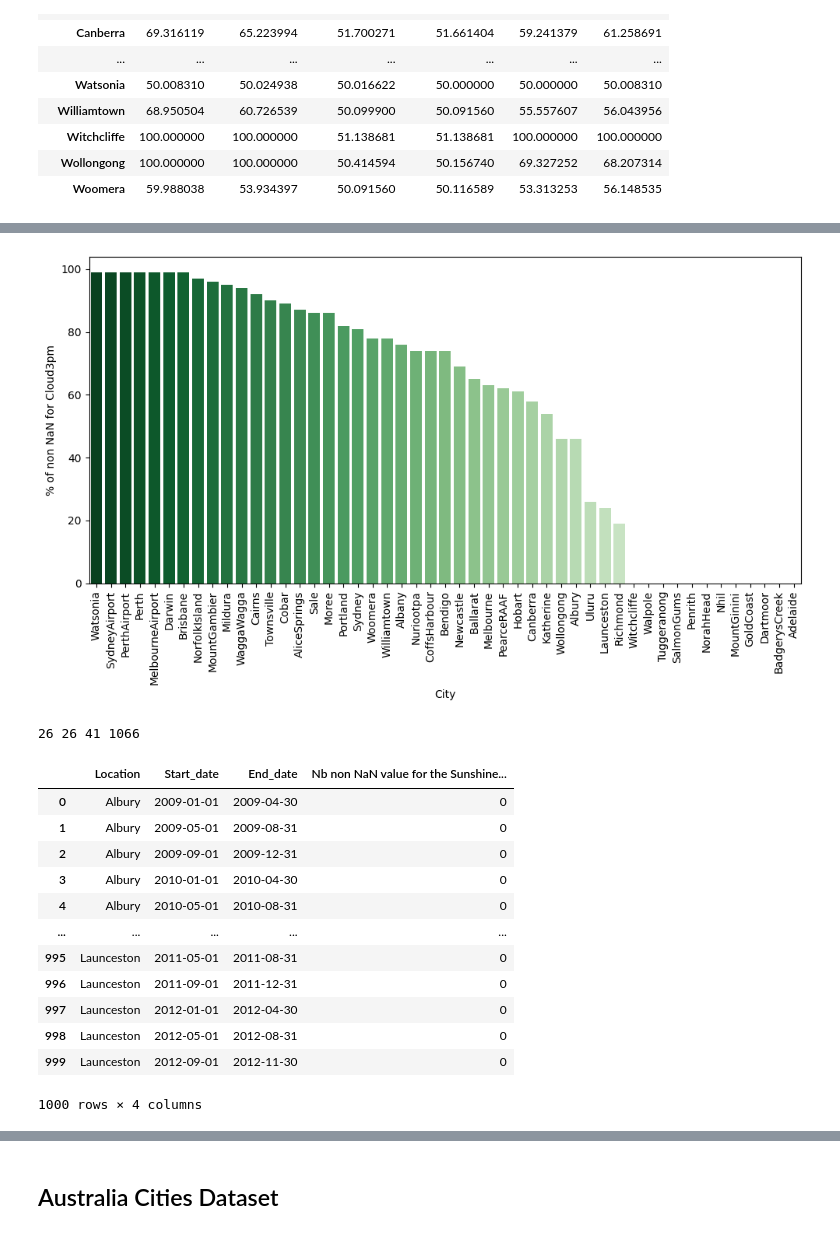
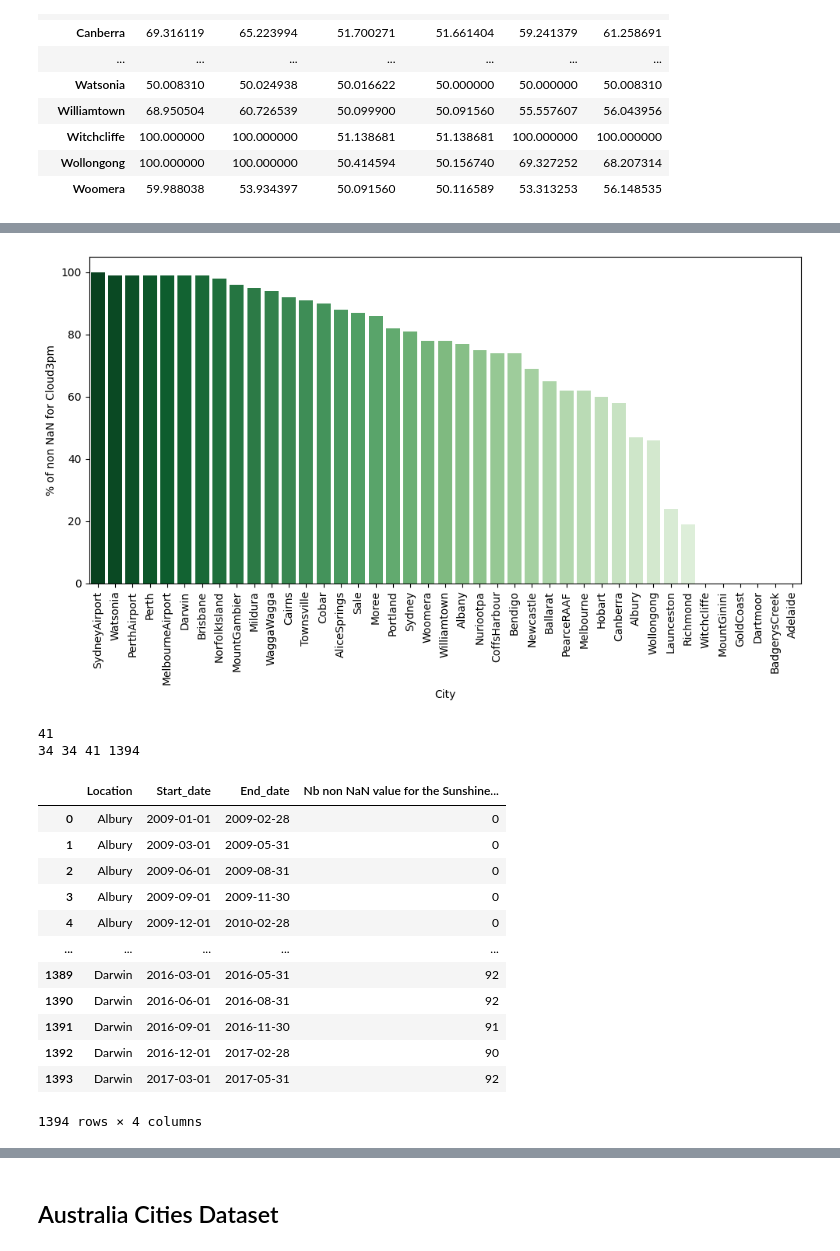
Before and after one commit to SnewZz/INFO-Y528-Info_vis_project, a Jupyter notebook: Preprocessing/project.ipynb, the cells around one changed output, grey strips where cells are left out. Drawn from its saved outputs; the diff is of its cells as text; code cells hidden in the pictures.

```diff
--- a/Preprocessing/project.ipynb
+++ b/Preprocessing/project.ipynb
@@ -261,7 +241,7 @@ for city in city_lst:
     for start,end in zip(start_date,end_date):
         cnt_tmp.append(df1.loc[(df1['Location'] == city) & (df1['Date'] >= start) & (df1['Date'] <= end)]['Cloud9am'].count())
     #print(df1.loc[(df1['Location'] == city) & (df1['Date'] >= "2009-01-01") & (df1['Date'] <= "2017-06-25")]['Date'].count())
-    cnt.append((np.sum(cnt_tmp)/df1.loc[(df1['Location'] == city) & (df1['Date'] >= "2009-01-01") & (df1['Date'] <= "2017-06-25")]['Date'].count())*100)
+    cnt.append((np.sum(cnt_tmp)/df1.loc[(df1['Location'] == city) & (df1['Date'] >= "2009-01-01") & (df1['Date'] < "2017-06-01")]['Date'].count())*100)
 
 dtype = [('city',type),('cnt',int)]
 val = list(zip(city_lst,cnt))
@@ -291,7 +268,7 @@ for city in city_lst:
     for start,end in zip(start_date,end_date):
         cnt_tmp.append(df1.loc[(df1['Location'] == city) & (df1['Date'] >= start) & (df1['Date'] <= end)]['Cloud3pm'].count())
     #print(df1.loc[(df1['Location'] == city) & (df1['Date'] >= "2009-01-01") & (df1['Date'] <= "2017-06-25")]['Date'].count())
-    cnt.append((np.sum(cnt_tmp)/df1.loc[(df1['Location'] == city) & (df1['Date'] >= "2009-01-01") & (df1['Date'] <= "2017-06-25")]['Date'].count())*100)
+    cnt.append((np.sum(cnt_tmp)/df1.loc[(df1['Location'] == city) & (df1['Date'] >= "2009-01-01") & (df1['Date'] < "2017-06-01")]['Date'].count())*100)
 
 dtype = [('city',type),('cnt',int)]
 val = list(zip(city_lst,cnt))
@@ -310,7 +287,7 @@ plt.ylabel("% of non NaN for Cloud3pm")
 plt.xticks(rotation=90)
 plt.tight_layout()
 # %% [output]
-[figure, old version]
+[figure, new version]
 # %%
 import re
 #Check how the distribution of some attribute for each city (by month,quarter, year)
@@ -324,53 +301,65 @@ city_lst.remove("Penrith")
 city_lst.remove("Tuggeranong")
 city_lst.remove("Walpole")
 city_lst.remove("SalmonGums")
-date_lst_2 = list(df1.loc[(df1['Location'] == 'Albury') & (df1['Date'] >= '2009-01-01') & (df1['Date'] < '2017-06-25')]['Date'].drop_duplicates())
-
+date_lst_2 = list(df1.loc[(df1['Location'] == 'Albury') & (df1['Date'] >= '2009-01-01') & (df1['Date'] < '2017-06-01')]['Date'].drop_duplicates())
+print(len(city_lst))
 start_date = []
 end_date = []
 for date in date_lst_2:
-    if (re.search("[0-9]{4}-01-01$",date) or re.search("[0-9]{4}-05-01$",date) or re.search("[0-9]{4}-09-01$",date)):
+    if (re.search("[0-9]{4}-09-01$",date)
+        or re.search("2009-01-01$",date)
+        or re.search("2013-01-01$",date)
+        or re.search("[0-9]{4}-12-01$",date)
+        or re.search("[0-9]{4}-03-01$",date)
+        or re.search("[0-9]{4}-06-01$",date)):
         start_date.append(date)
-    if (re.search("[0-9]{4}-04-30$",date) or re.search("[0-9]{4}-08-31$",date) or re.search("[0-9]{4}-12-31$",date) or re.search("2017-06-24$",date) or re.search("2011-03-31$",date) or re.search("2012-11-30$",date)):
+    if (re.search("[0-9]{4}-11-30$",date) or
+        re.search("[0-9]{4}-05-31$",date) or
+        re.search("2013-01-31$",date) or
+        re.search("[2012|2016]-02-29$",date) or
+        re.search("[0-9]{4}-08-31$",date) or
+        re.search("[2009|2010|2011|2014|2015|2017]-02-28$",date)) and date != "2012-02-28":
         end_date.append(date)
 
 cnt = []
 for city in city_lst:
     for start,end in zip(start_date,end_date):
         cnt.append(df1.loc[(df1['Location'] == city) & (df1['Date'] >= start) & (df1['Date'] <= end)]['Sunshine'].count())
 
 cities = []
 for city in city_lst:
-    for i in range(26):
+    for i in range(34):
         cities.append(city)
 
 start_dates = []
 end_dates = []
 for i in range(41):
     for start,end in zip(start_date,end_date):
         start_dates.append(start)
         end_dates.append(end)
 
 print(len(start_date),len(end_date),len(city_lst),len(cnt))
 data = {'Location':cities,'Start_date':start_dates,'End_date':end_dates,'Nb non NaN value for the Sunshine attribute': cnt}
 df8 = pd.DataFrame(data)
 
+df8
 #Nb of non NaN value for each city by period of 4 months
 # %% [output]
-26 26 41 1066
+41
+34 34 41 1394
 |  | Location | Start_date | End_date | Nb non NaN value for the Sunshine... |
-| 0 | Albury | 2009-01-01 | 2009-04-30 | 0 |
-| 1 | Albury | 2009-05-01 | 2009-08-31 | 0 |
-| 2 | Albury | 2009-09-01 | 2009-12-31 | 0 |
-| 3 | Albury | 2010-01-01 | 2010-04-30 | 0 |
-| 4 | Albury | 2010-05-01 | 2010-08-31 | 0 |
+| 0 | Albury | 2009-01-01 | 2009-02-28 | 0 |
+| 1 | Albury | 2009-03-01 | 2009-05-31 | 0 |
+| 2 | Albury | 2009-06-01 | 2009-08-31 | 0 |
+| 3 | Albury | 2009-09-01 | 2009-11-30 | 0 |
+| 4 | Albury | 2009-12-01 | 2010-02-28 | 0 |
 | ... | ... | ... | ... | ... |
-| 995 | Launceston | 2011-05-01 | 2011-08-31 | 0 |
-| 996 | Launceston | 2011-09-01 | 2011-12-31 | 0 |
-| 997 | Launceston | 2012-01-01 | 2012-04-30 | 0 |
-| 998 | Launceston | 2012-05-01 | 2012-08-31 | 0 |
-| 999 | Launceston | 2012-09-01 | 2012-11-30 | 0 |
+| 1389 | Darwin | 2016-03-01 | 2016-05-31 | 92 |
+| 1390 | Darwin | 2016-06-01 | 2016-08-31 | 92 |
+| 1391 | Darwin | 2016-09-01 | 2016-11-30 | 91 |
+| 1392 | Darwin | 2016-12-01 | 2017-02-28 | 90 |
+| 1393 | Darwin | 2017-03-01 | 2017-05-31 | 92 |
-1000 rows × 4 columns
+1394 rows × 4 columns
 # %%
 writer = pd.ExcelWriter('Nb_non_NaN_sunshine.xlsx')
 df8.to_excel(writer)
```
Also changed, not shown: parts of 20 cells of this notebook, 4 other files.
